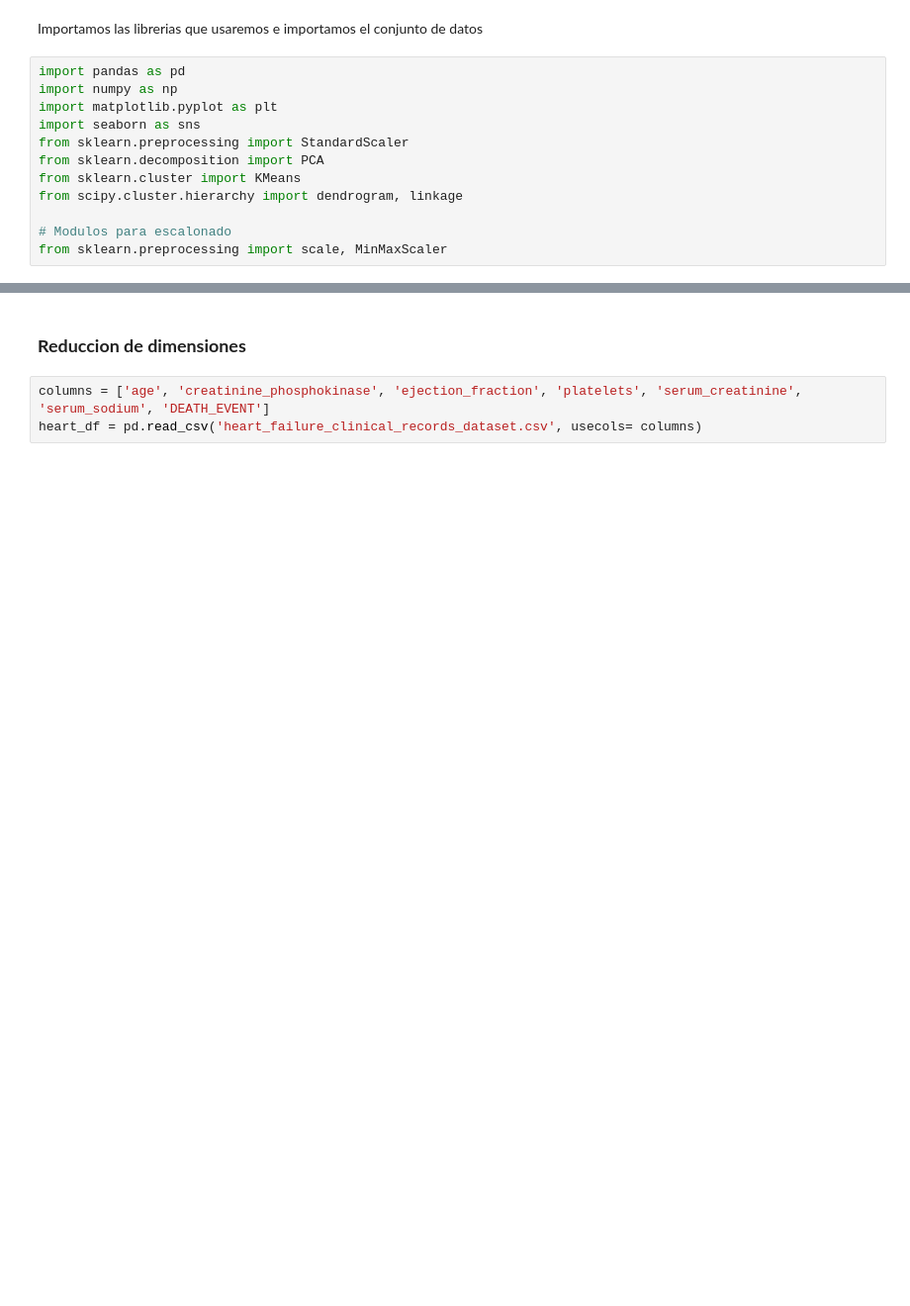
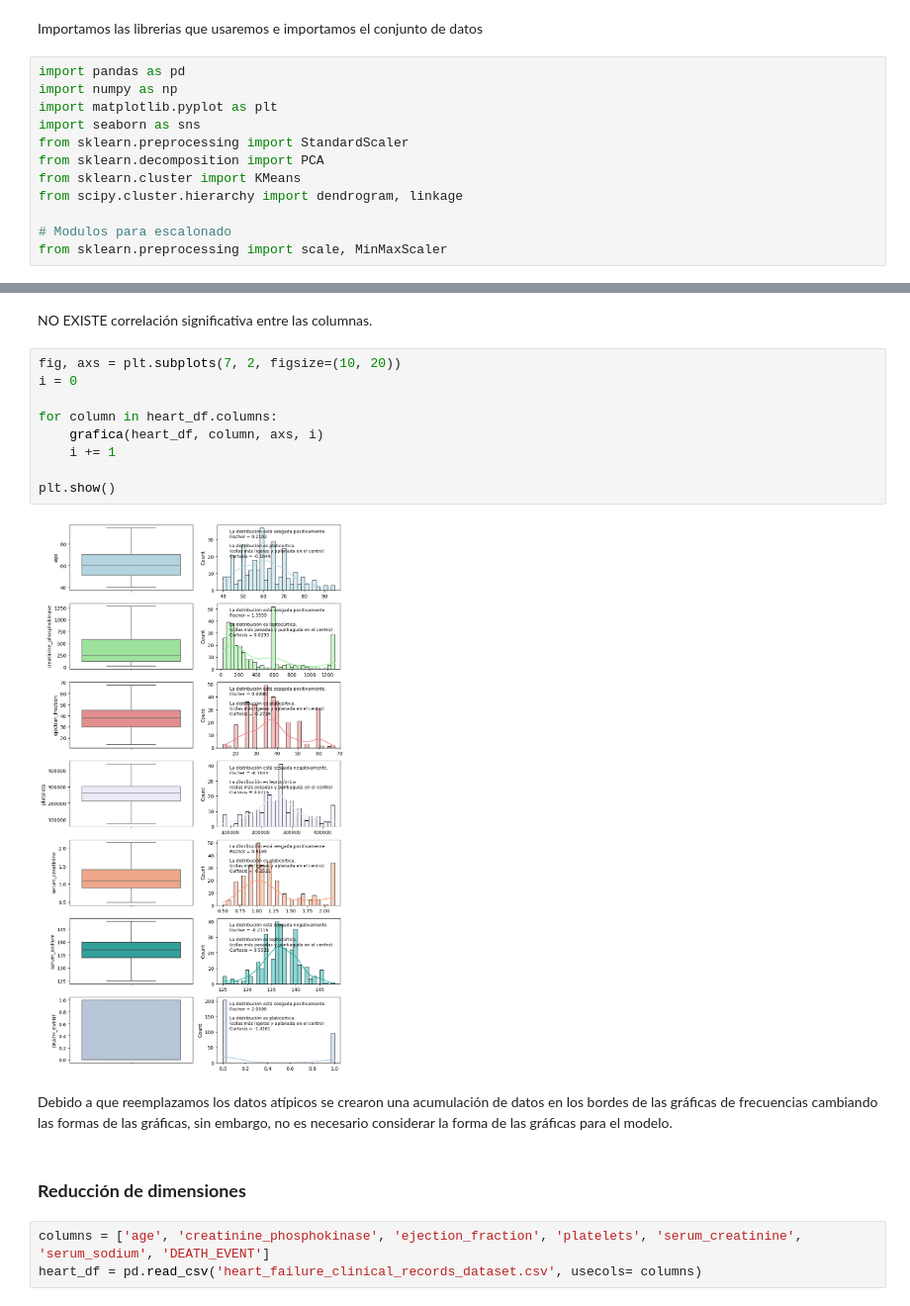
Before and after one commit to 2jcortesj2/Estadistica1, a Jupyter notebook: TrabajoFinal.ipynb, the cells around one changed output, grey strips where cells are left out. Shown at 99% size. Cells and saved outputs as stored; diff of their text form; blank space fills up the shorter version.

```diff
--- a/TrabajoFinal.ipynb
+++ b/TrabajoFinal.ipynb
@@ -21,5 +183,20 @@ from sklearn.preprocessing import scale, MinMaxScaler
+# %% [markdown]
+NO EXISTE correlación significativa entre las columnas.
+# %%
+fig, axs = plt.subplots(7, 2, figsize=(10, 20))
+i = 0
+
+for column in heart_df.columns:
+    grafica(heart_df, column, axs, i)
+    i += 1
+
+plt.show()
+# %% [output]
+[figure, added]
+# %% [markdown]
+Debido a que reemplazamos los datos atípicos se crearon una acumulación de datos en los bordes de las gráficas de frecuencias cambiando las formas de las gráficas, sin embargo, no es necesario considerar la forma de las gráficas para el modelo.
 # %% [markdown]
-### **Reduccion de dimensiones**
+### **Reducción de dimensiones**
 # %%
 columns = ['age', 'creatinine_phosphokinase', 'ejection_fraction', 'platelets', 'serum_creatinine', 'serum_sodium', 'DEATH_EVENT']
 heart_df = pd.read_csv('heart_failure_clinical_records_dataset.csv', usecols= columns)
```
Also changed, not shown: parts of 36 cells of this notebook.
